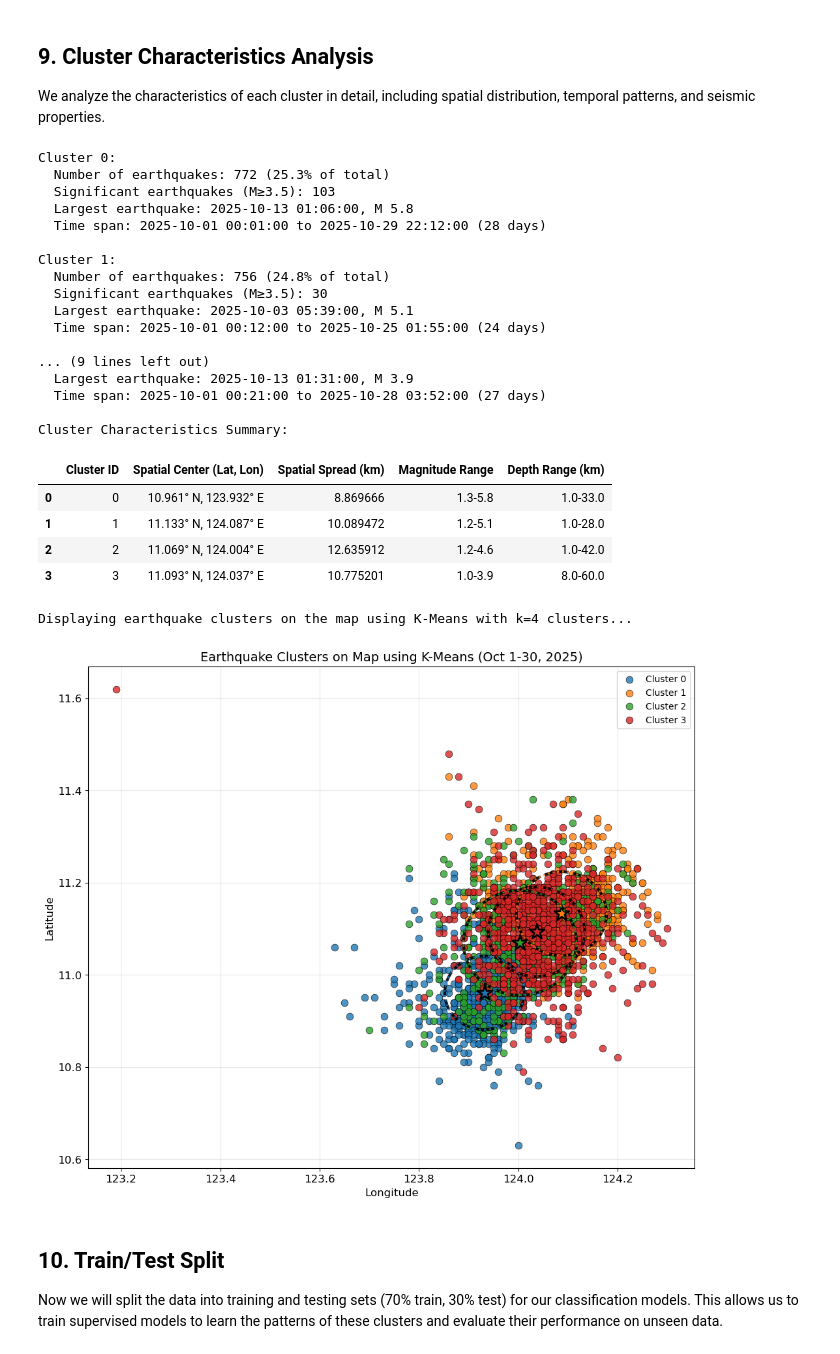
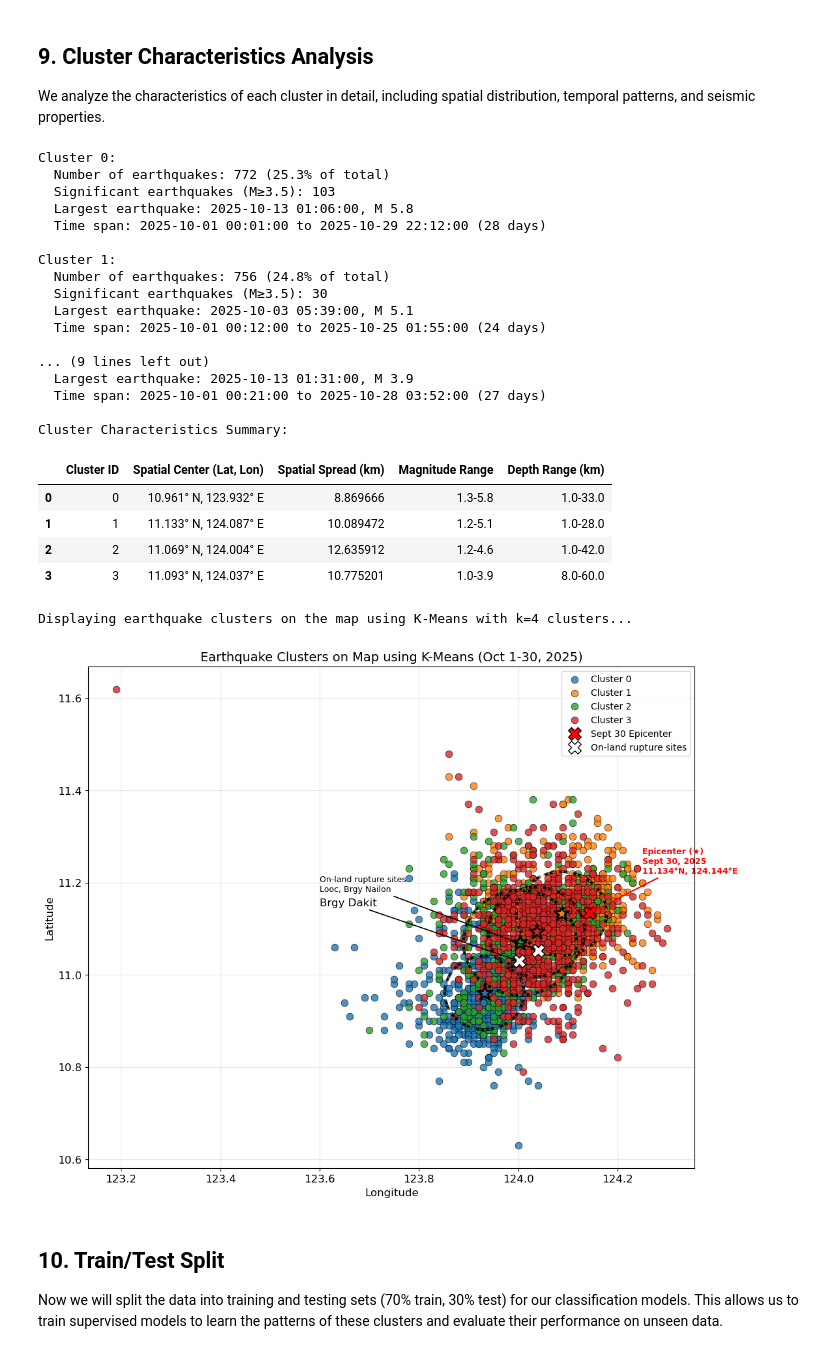
Before and after one commit to charrienacor/bogo-aftershock-analysis, a Jupyter notebook: bogo_aftershock_analysis.ipynb, the cells around one changed output. Saved outputs shown, nothing was run; the diff lists cells and outputs as text; code cells hidden in the pictures.

Commit message:
added the epicenter and on land rupture  of the bogocity in the kmeans clustering map

```diff
--- a/bogo_aftershock_analysis.ipynb
+++ b/bogo_aftershock_analysis.ipynb
@@ -763,7 +763,6 @@ def visualize_clusters(self, clusters, method, optimal_k):
         # Calculate and plot the center of the cluster
         center_lat = cluster_df['Latitude'].mean()
         center_lon = cluster_df['Longitude'].mean()
-        # Changed color from 'yellow' to match the cluster color
         plt.scatter(center_lon, center_lat, marker='*', s=300,
                     color=default_colors[cluster % len(default_colors)],
                     edgecolor='black', linewidth=2, zorder=10)
@@ -772,16 +771,64 @@ def visualize_clusters(self, clusters, method, optimal_k):
         spatial_spread = self.calculate_spatial_spread(cluster_df)
         radius_deg = spatial_spread / 111  # Convert km to degrees approximately
 
-        # Use a more visible style for the circle
         circle = plt.Circle((center_lon, center_lat), radius_deg, fill=False,
-                          edgecolor='black', linestyle='--', linewidth=3, alpha=0.9, zorder=15)
+                            edgecolor='black', linestyle='--', linewidth=3, alpha=0.9, zorder=15)
         plt.gca().add_patch(circle)
 
-        # Add a second circle with the cluster color for better distinction
         circle_color = plt.Circle((center_lon, center_lat), radius_deg, fill=False,
-                                edgecolor=default_colors[cluster % len(default_colors)], linestyle=':',
-                                linewidth=2, alpha=0.8, zorder=20)
+                                  edgecolor=default_colors[cluster % len(default_colors)], linestyle=':',
+                                  linewidth=2, alpha=0.8, zorder=20)
         plt.gca().add_patch(circle_color)
+
+    # Add epicenter and on-land rupture markers
+    epicenter_lat, epicenter_lon = 11.134, 124.144
+    looc_lat, looc_lon = 11.0531, 124.0397
+    dakit_lat, dakit_lon = 11.0297, 124.0020
+
+    # Epicenter: prominent marker
+    plt.scatter(epicenter_lon, epicenter_lat, marker='X', s=200, color='red',
+                edgecolor='black', linewidth=1.0, zorder=25, label='Sept 30 Epicenter')
+
+    # On-land rupture points: X markers
+    plt.scatter([looc_lon, dakit_lon], [looc_lat, dakit_lat],
+                marker='X', s=200, color='white', edgecolor='black',
+                linewidth=1.0, zorder=25, label='On-land rupture sites')
+
+    # Place labels in a less crowded area with arrows pointing to markers
+    # Adjust the text positions as needed for your canvas
+    # Epicenter annotation
+    plt.annotate(
+        "Epicenter (★)\nSept 30, 2025\n11.134°N, 124.144°E",
+        xy=(epicenter_lon, epicenter_lat),
+        xytext=(124.25, 11.22),  # less crowded area
+        textcoords='data',
+        fontsize=9,
+        color='red',
+        weight='bold',
+        arrowprops=dict(arrowstyle='->', color='red', lw=1.5),
+        zorder=30
+    )
+
+    # Rupture sites annotation (single label pointing to Looc, second arrow to Dakit)
+    plt.annotate(
+        "On-land rupture sites\nLooc, Brgy Nailon",
+        xy=(looc_lon, looc_lat),
+        xytext=(123.6, 11.18),  # less crowded area
+        textcoords='data',
+        fontsize=9,
+        color='black',
+        arrowprops=dict(arrowstyle='->', color='black', lw=1.2),
+        zorder=30
+    )
+    # Second arrow to Dakit from the same text position
+    plt.annotate(
+        "Brgy Dakit",
+        xy=(dakit_lon, dakit_lat),
+        xytext=(123.6, 11.15),
+        textcoords='data',
+        arrowprops=dict(arrowstyle='->', color='black', lw=1.2),
+        zorder=30
+    )
 
     plt.title(f'Earthquake Clusters on Map using {method} (Oct 1-30, 2025)', fontsize=14)
     plt.xlabel('Longitude', fontsize=12)
@@ -794,34 +841,34 @@ def visualize_clusters(self, clusters, method, optimal_k):
 EarthquakeAnalysis.calculate_spatial_spread = calculate_spatial_spread
 EarthquakeAnalysis.format_coordinates = format_coordinates
 EarthquakeAnalysis.analyze_clusters = analyze_clusters
 EarthquakeAnalysis.visualize_clusters = visualize_clusters
 cluster_results = analysis.analyze_clusters(clusters, optimal_k)
 analysis.visualize_clusters(clusters, method, optimal_k)
 # %% [output]
 Cluster 0:
   Number of earthquakes: 772 (25.3% of total)
   Significant earthquakes (M≥3.5): 103
   Largest earthquake: 2025-10-13 01:06:00, M 5.8
   Time span: 2025-10-01 00:01:00 to 2025-10-29 22:12:00 (28 days)
 
 Cluster 1:
   Number of earthquakes: 756 (24.8% of total)
   Significant earthquakes (M≥3.5): 30
   Largest earthquake: 2025-10-03 05:39:00, M 5.1
   Time span: 2025-10-01 00:12:00 to 2025-10-25 01:55:00 (24 days)
 
 ... (9 lines left out)
   Largest earthquake: 2025-10-13 01:31:00, M 3.9
   Time span: 2025-10-01 00:21:00 to 2025-10-28 03:52:00 (27 days)
 
 Cluster Characteristics Summary:
 |  | Cluster ID | Spatial Center (Lat, Lon) | Spatial Spread (km) | Magnitude Range | Depth Range (km) |
 | 0 | 0 | 10.961° N, 123.932° E | 8.869666 | 1.3-5.8 | 1.0-33.0 |
 | 1 | 1 | 11.133° N, 124.087° E | 10.089472 | 1.2-5.1 | 1.0-28.0 |
 | 2 | 2 | 11.069° N, 124.004° E | 12.635912 | 1.2-4.6 | 1.0-42.0 |
 | 3 | 3 | 11.093° N, 124.037° E | 10.775201 | 1.0-3.9 | 8.0-60.0 |
 Displaying earthquake clusters on the map using K-Means with k=4 clusters...
-[figure, old version]
+[figure, new version]
 # %% [markdown]
 ## 10. Train/Test Split
 Now we will split the data into training and testing sets (70% train, 30% test) for our classification models. This allows us to train supervised models to learn the patterns of these clusters and evaluate their performance on unseen data.
```
Also changed, not shown: parts of 2 cells of this notebook, 1 other file.
